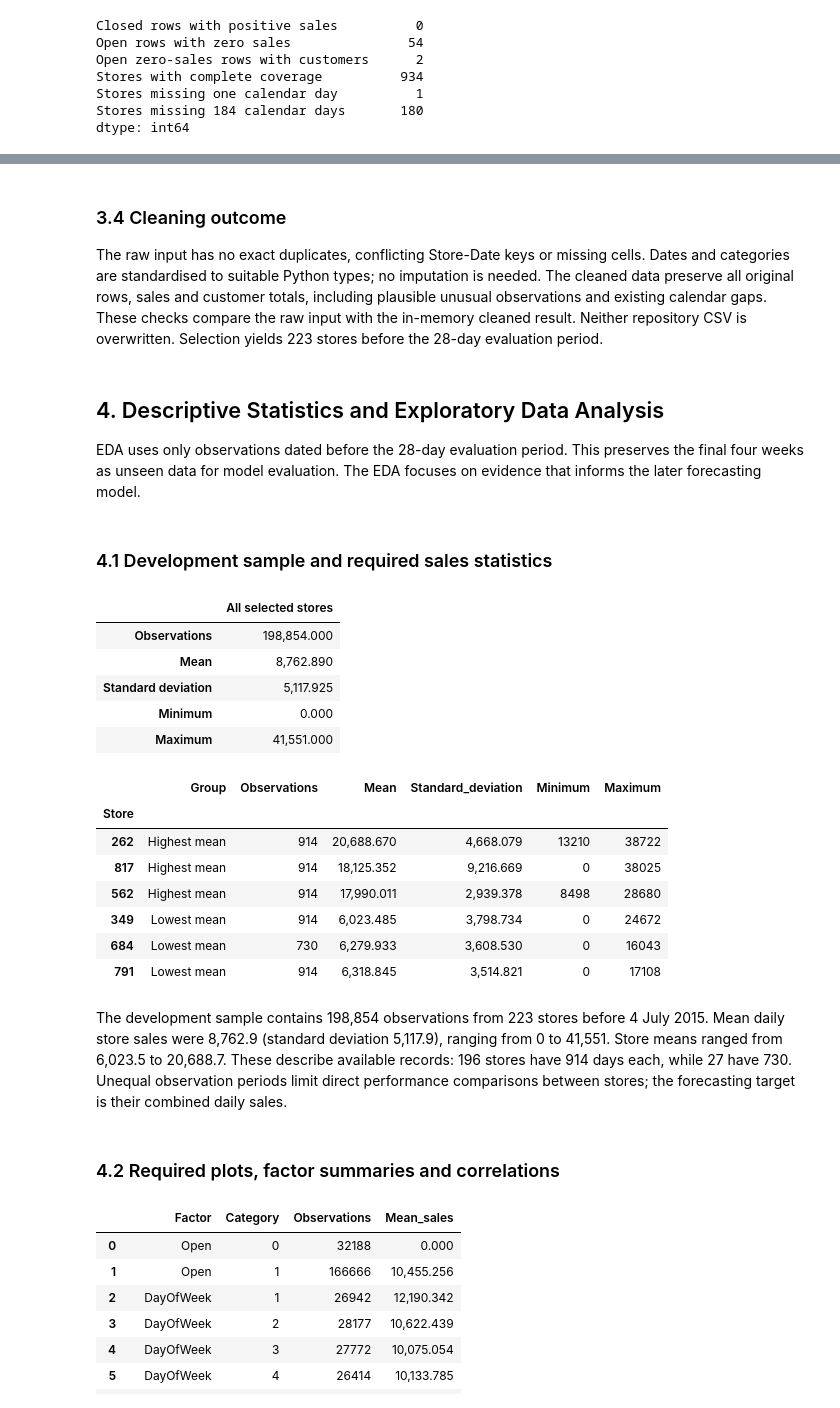
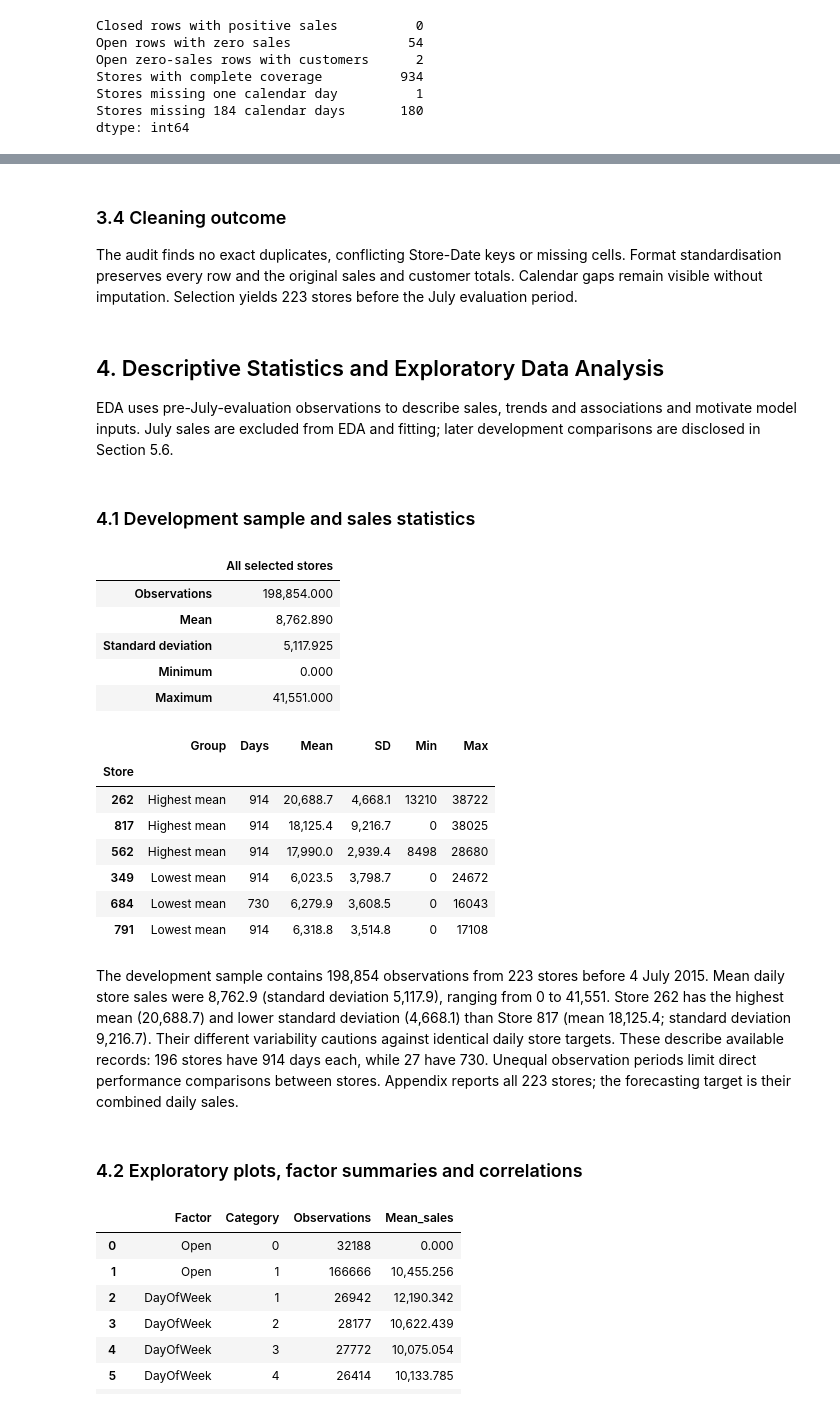
Before and after one commit to C2mmm-web/rossmann-sales-forecasting, a Jupyter notebook: rossmann_sales_forecasting.ipynb, the cells around one changed output, grey strips where cells are left out. Saved outputs shown, nothing was run; the diff lists cells and outputs as text; code cells hidden in the pictures.

```diff
--- a/rossmann_sales_forecasting.ipynb
+++ b/rossmann_sales_forecasting.ipynb
@@ -70,13 +57,9 @@ pd.set_option("display.max_columns", 20)
 pd.set_option("display.float_format", lambda value: f"{value:,.3f}")
 
 repository = Path(".")
-compressed_path = repository / "data/raw/Rossmann_train.csv.gz"
-csv_path = repository / "data/raw/Rossmann_train.csv"
-INPUT_PATH = compressed_path if compressed_path.is_file() else csv_path
-if not INPUT_PATH.is_file():
-    raise FileNotFoundError(
-        "Download the Kaggle training data to data/raw/Rossmann_train.csv or .csv.gz"
-    )
+INPUT_PATH = next((p for p in [repository / "data/raw/Rossmann_train.csv.gz", repository / "data/raw/Rossmann_train.csv"] if p.is_file()), None)
+if INPUT_PATH is None:
+    raise FileNotFoundError("Download Kaggle train.csv and save it as data/raw/Rossmann_train.csv or .csv.gz")
 
 train_input = pd.read_csv(INPUT_PATH, low_memory=False)
 initial_audit = pd.Series({
@@ -157,18 +142,21 @@ ranking_start = pd.Timestamp("2015-01-01")
 ranking_end = pd.Timestamp("2015-07-03")
 evaluation_start = pd.Timestamp("2015-07-04")
 evaluation_end = pd.Timestamp("2015-07-31")
+forecast_days = len(pd.date_range(evaluation_start, evaluation_end))
+assert forecast_days == 28 and ranking_end < evaluation_start
 
 ranking_data = train_clean[train_clean["Date"].between(ranking_start, ranking_end)]
 ranking_coverage = ranking_data.groupby("Store")["Date"].nunique()
-assert ranking_coverage.nunique() == 1
+assert ranking_coverage.index.equals(train_clean.groupby("Store").size().index)
+assert ranking_coverage.eq(len(pd.date_range(ranking_start, ranking_end))).all()
 
 store_ranking = ranking_data.groupby("Store")["Sales"].sum().sort_values(ascending=False)
 top_store_count = math.ceil(0.20 * len(store_ranking))
 top_store_ids = store_ranking.head(top_store_count).index
 top_stores = train_clean[train_clean["Store"].isin(top_store_ids)].copy()
+assert top_stores["Store"].nunique() == top_store_count
 ranking_sales_share = 100 * store_ranking.loc[top_store_ids].sum() / store_ranking.sum()
 
-store_date_duplicates = int(train_clean.duplicated(["Store", "Date"]).sum())
 sales_preserved = train_clean["Sales"].sum() == train_input["Sales"].sum()
 customers_preserved = train_clean["Customers"].sum() == train_input["Customers"].sum()
 
@@ -177,19 +165,15 @@ validation = pd.Series({
     "Days per store in ranking": int(ranking_coverage.iloc[0]),
     "Stores ranked": len(store_ranking),
     "Top stores selected": len(top_store_ids),
-    "Selected share of ranking-period sales (%)": round(ranking_sales_share, 1),
+    "Selected sales share (%)": round(ranking_sales_share, 1),
     "Evaluation period": f"{evaluation_start.date()} to {evaluation_end.date()}",
-    "Evaluation days": len(pd.date_range(evaluation_start, evaluation_end)),
-    "Raw train rows": len(train_input),
-    "Clean train rows": len(train_clean),
+    "Evaluation days": forecast_days,
     "Rows removed in this run": len(train_input) - len(train_clean),
-    "Duplicate Store-Date rows": store_date_duplicates,
-    "Missing train cells": int(train_clean.isna().sum().sum()),
     "Sales total preserved": sales_preserved,
     "Customers total preserved": customers_preserved,
 })
 
 assert validation["Sales total preserved"]
 assert validation["Customers total preserved"]
-validation
+validation.to_frame("Value")
 # %% [output]
@@ -211,53 +191,59 @@ dtype: object
 # %% [markdown]
 ### 3.4 Cleaning outcome
 
-The raw input has no exact duplicates, conflicting Store-Date keys or missing cells. Dates and categories are standardised to suitable Python types; no imputation is needed. The cleaned data preserve all original rows, sales and customer totals, including plausible unusual observations and existing calendar gaps. These checks compare the raw input with the in-memory cleaned result. Neither repository CSV is overwritten. Selection yields 223 stores before the 28-day evaluation period.
+The audit finds no exact duplicates, conflicting Store-Date keys or missing cells. Format standardisation preserves every row and the original sales and customer totals. Calendar gaps remain visible without imputation. Selection yields 223 stores before the July evaluation period.
 # %% [markdown]
 ## 4. Descriptive Statistics and Exploratory Data Analysis
 
-EDA uses only observations dated before the 28-day evaluation period. This preserves the final four weeks as unseen data for model evaluation. The EDA focuses on evidence that informs the later forecasting model.
+EDA uses pre-July-evaluation observations to describe sales, trends and associations and motivate model inputs. July sales are excluded from EDA and fitting; later development comparisons are disclosed in Section 5.6.
 # %% [markdown]
-### 4.1 Development sample and required sales statistics
+### 4.1 Development sample and sales statistics
 # %%
 development_data = top_stores[top_stores["Date"] < evaluation_start].copy()
 evaluation_schedule = top_stores.loc[
     top_stores["Date"].between(evaluation_start, evaluation_end), ["Store", "Date"]
 ]
 assert development_data["Date"].max() == ranking_end
-assert evaluation_schedule.groupby("Store")["Date"].nunique().eq(28).all()
+assert len(evaluation_schedule) == top_store_count * forecast_days
+assert evaluation_schedule.groupby("Store")["Date"].nunique().eq(forecast_days).all()
 
 store_sales_statistics = development_data.groupby("Store")["Sales"].agg(
     Observations="count", Mean="mean", Standard_deviation="std",
     Minimum="min", Maximum="max"
 )
 overall_sales_statistics = development_data["Sales"].agg(
     ["count", "mean", "std", "min", "max"]
 ).rename({"count": "Observations", "mean": "Mean", "std": "Standard deviation",
           "min": "Minimum", "max": "Maximum"}).to_frame("All selected stores")
 store_comparison = pd.concat([
     store_sales_statistics.nlargest(3, "Mean").assign(Group="Highest mean"),
     store_sales_statistics.nsmallest(3, "Mean").assign(Group="Lowest mean")
 ])[["Group", "Observations", "Mean", "Standard_deviation", "Minimum", "Maximum"]]
-display(overall_sales_statistics, store_comparison)
+display(overall_sales_statistics)
+with pd.option_context("display.float_format", "{:,.1f}".format):
+    display(store_comparison.rename(columns={
+        "Observations": "Days", "Standard_deviation": "SD",
+        "Minimum": "Min", "Maximum": "Max"
+    }))
 # %% [output]
 |  | All selected stores |
 | Observations | 198,854.000 |
 | Mean | 8,762.890 |
 | Standard deviation | 5,117.925 |
 | Minimum | 0.000 |
 | Maximum | 41,551.000 |
-|  | Group | Observations | Mean | Standard_deviation | Minimum | Maximum |
+|  | Group | Days | Mean | SD | Min | Max |
 | Store |  |  |  |  |  |  |
-| 262 | Highest mean | 914 | 20,688.670 | 4,668.079 | 13210 | 38722 |
-| 817 | Highest mean | 914 | 18,125.352 | 9,216.669 | 0 | 38025 |
-| 562 | Highest mean | 914 | 17,990.011 | 2,939.378 | 8498 | 28680 |
-| 349 | Lowest mean | 914 | 6,023.485 | 3,798.734 | 0 | 24672 |
-| 684 | Lowest mean | 730 | 6,279.933 | 3,608.530 | 0 | 16043 |
-| 791 | Lowest mean | 914 | 6,318.845 | 3,514.821 | 0 | 17108 |
+| 262 | Highest mean | 914 | 20,688.7 | 4,668.1 | 13210 | 38722 |
+| 817 | Highest mean | 914 | 18,125.4 | 9,216.7 | 0 | 38025 |
+| 562 | Highest mean | 914 | 17,990.0 | 2,939.4 | 8498 | 28680 |
+| 349 | Lowest mean | 914 | 6,023.5 | 3,798.7 | 0 | 24672 |
+| 684 | Lowest mean | 730 | 6,279.9 | 3,608.5 | 0 | 16043 |
+| 791 | Lowest mean | 914 | 6,318.8 | 3,514.8 | 0 | 17108 |
 # %% [markdown]
-The development sample contains 198,854 observations from 223 stores before 4 July 2015. Mean daily store sales were 8,762.9 (standard deviation 5,117.9), ranging from 0 to 41,551. Store means ranged from 6,023.5 to 20,688.7. These describe available records: 196 stores have 914 days each, while 27 have 730. Unequal observation periods limit direct performance comparisons between stores; the forecasting target is their combined daily sales.
+The development sample contains 198,854 observations from 223 stores before 4 July 2015. Mean daily store sales were 8,762.9 (standard deviation 5,117.9), ranging from 0 to 41,551. Store 262 has the highest mean (20,688.7) and lower standard deviation (4,668.1) than Store 817 (mean 18,125.4; standard deviation 9,216.7). Their different variability cautions against identical daily store targets. These describe available records: 196 stores have 914 days each, while 27 have 730. Unequal observation periods limit direct performance comparisons between stores. Appendix reports all 223 stores; the forecasting target is their combined daily sales.
 # %% [markdown]
-### 4.2 Required plots, factor summaries and correlations
+### 4.2 Exploratory plots, factor summaries and correlations
 # %%
 open_development = development_data[development_data["Open"].eq(1)].copy()
 factor_tables = []
```
Also changed, not shown: parts of 40 cells of this notebook, 2 other files.
